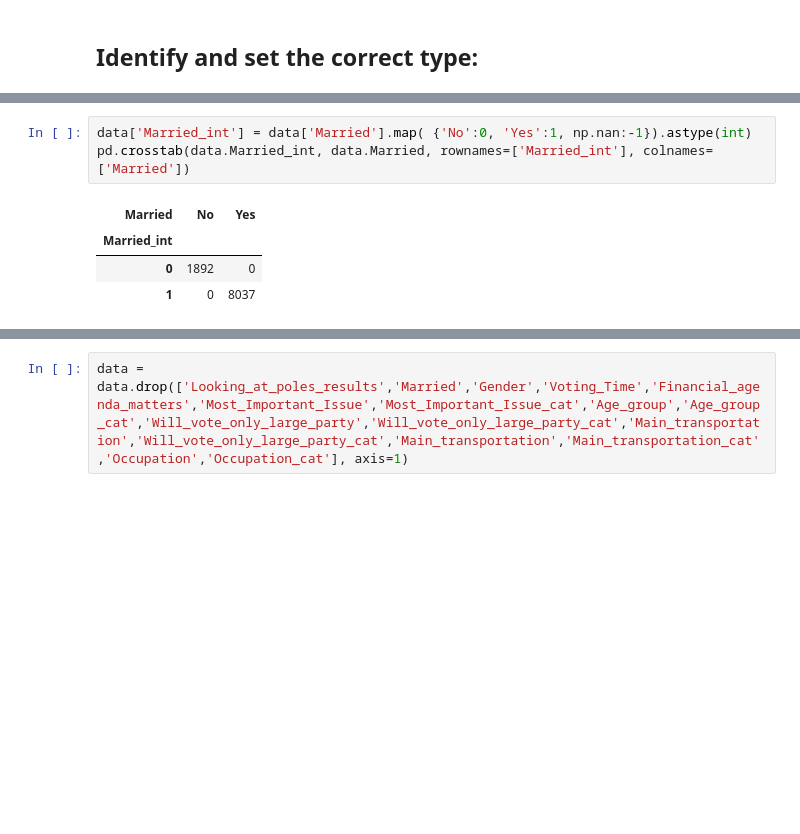
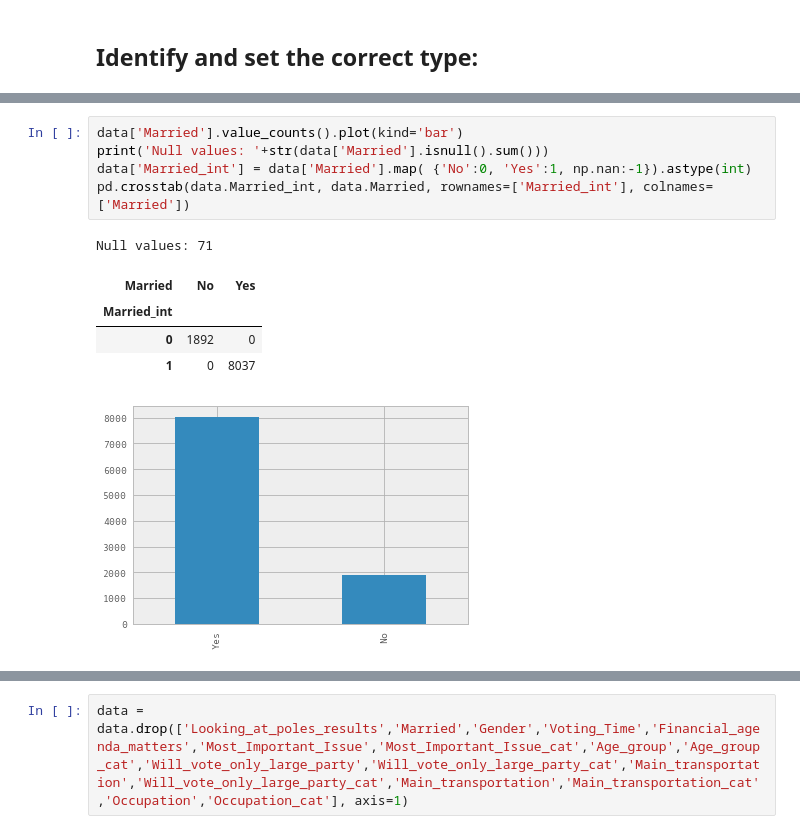
Before and after one commit to odedgolden/Machine-Learning, a Jupyter notebook: ML_ex2/ML_ex2.ipynb, the cells around one changed output, grey strips where cells are left out. Saved outputs shown, nothing was run; the diff lists cells and outputs as text; blank space fills up the shorter version.

```diff
--- a/ML_ex2/ML_ex2.ipynb
+++ b/ML_ex2/ML_ex2.ipynb
@@ -60,11 +71,15 @@ pd.crosstab(data.Looking_at_poles_results_int, data.Looking_at_poles_results, ro
 | 0 | 8480 | 0 |
 | 1 | 0 | 1429 |
 # %%
+data['Married'].value_counts().plot(kind='bar')
+print('Null values: '+str(data['Married'].isnull().sum()))
 data['Married_int'] = data['Married'].map( {'No':0, 'Yes':1, np.nan:-1}).astype(int)
 pd.crosstab(data.Married_int, data.Married, rownames=['Married_int'], colnames=['Married'])
 # %% [output]
+Null values: 71
 | Married | No | Yes |
 | Married_int |  |  |
 | 0 | 1892 | 0 |
 | 1 | 0 | 8037 |
+[figure, added]
 # %%
```
Also changed, not shown: parts of 15 cells of this notebook.
